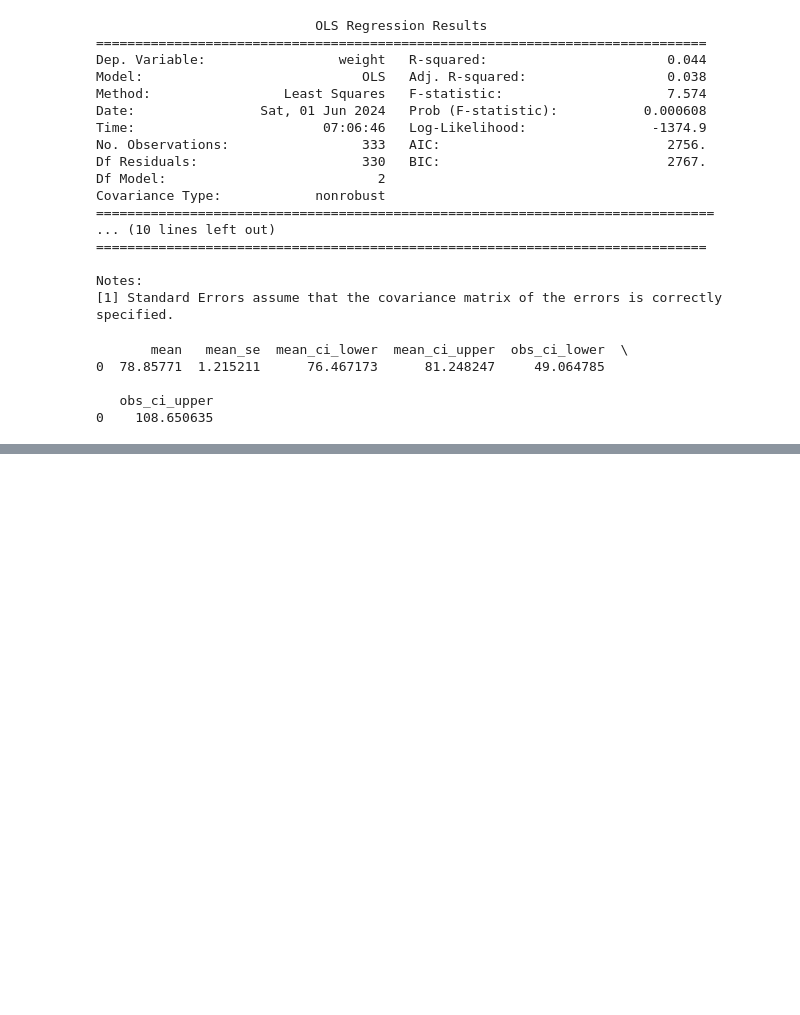
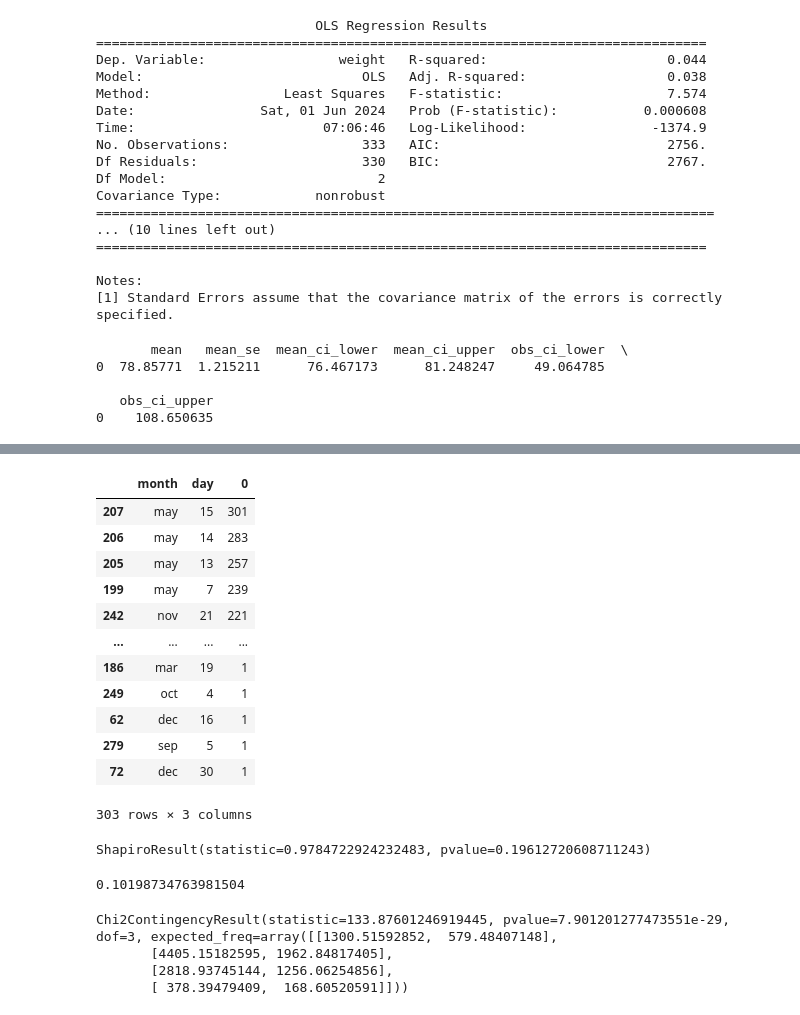
Before and after one commit to j2nhyeok/self-study, a Jupyter notebook: 빅분기 실기/데이터마님_기출_풀이.ipynb, the cells around one changed output, grey strips where cells are left out. Saved outputs shown, nothing was run; the diff lists cells and outputs as text; code cells hidden in the pictures; blank space fills up the shorter version.

```diff
--- a/빅분기 실기/데이터마님_기출_풀이.ipynb
+++ b/빅분기 실기/데이터마님_기출_풀이.ipynb
@@ -728,0 +806,48 @@ print(pred.summary_frame(alpha = 0.05))
+# %%
+df = pd.read_csv('https://raw.githubusercontent.com/Datamanim/datarepo/main/bank/train.csv')
+df.groupby(['month', 'day']).size().reset_index().sort_values(0, ascending=False)
+# %% [output]
+|  | month | day | 0 |
+| 207 | may | 15 | 301 |
+| 206 | may | 14 | 283 |
+| 205 | may | 13 | 257 |
+| 199 | may | 7 | 239 |
+| 242 | nov | 21 | 221 |
+| ... | ... | ... | ... |
+| 186 | mar | 19 | 1 |
+| 249 | oct | 4 | 1 |
+| 62 | dec | 16 | 1 |
+| 279 | sep | 5 | 1 |
+| 72 | dec | 30 | 1 |
+303 rows × 3 columns
+# %%
+df = pd.read_csv('https://raw.githubusercontent.com/Datamanim/datarepo/main/bank/train.csv')
+cond = df.job == 'unknown'
+df = df[cond]
+df
+
+from scipy import stats
+print(stats.shapiro(df['age']))
+# %% [output]
+ShapiroResult(statistic=0.9784722924232483, pvalue=0.19612720608711243)
+# %%
+df = pd.read_csv('https://raw.githubusercontent.com/Datamanim/datarepo/main/bank/train.csv')
+
+
+from scipy import stats
+print(df['age'].corr(df['balance']))
+# %% [output]
+0.10198734763981504
+# %%
+df = pd.read_csv('https://raw.githubusercontent.com/Datamanim/datarepo/main/bank/train.csv')
+df = df[['education', 'y']]
+df = pd.crosstab(df['education'], df['y'])
+
+
+from scipy import stats
+print(stats.chi2_contingency(df))
+# %% [output]
+Chi2ContingencyResult(statistic=133.87601246919445, pvalue=7.901201277473551e-29, dof=3, expected_freq=array([[1300.51592852,  579.48407148],
+       [4405.15182595, 1962.84817405],
+       [2818.93745144, 1256.06254856],
+       [ 378.39479409,  168.60520591]]))
```
Also changed, not shown: parts of 6 cells of this notebook.
